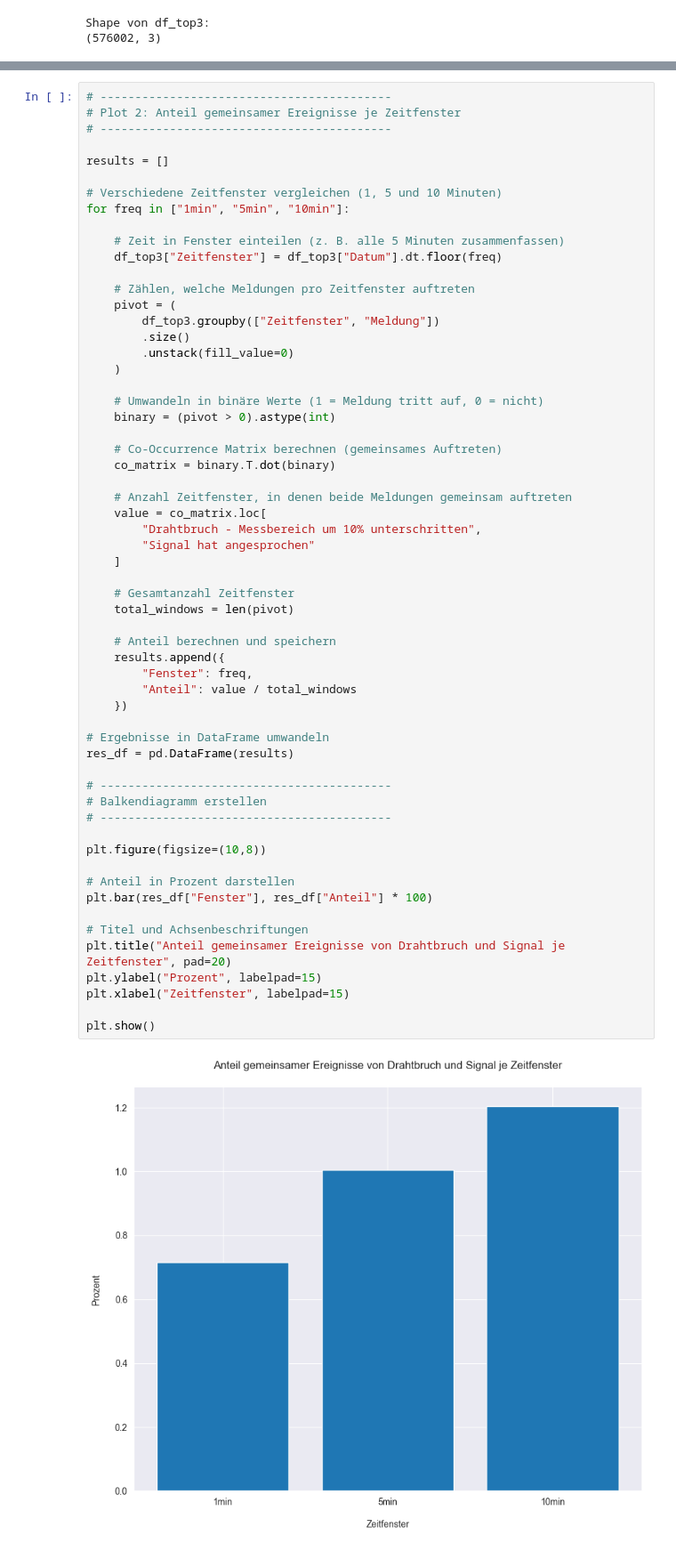
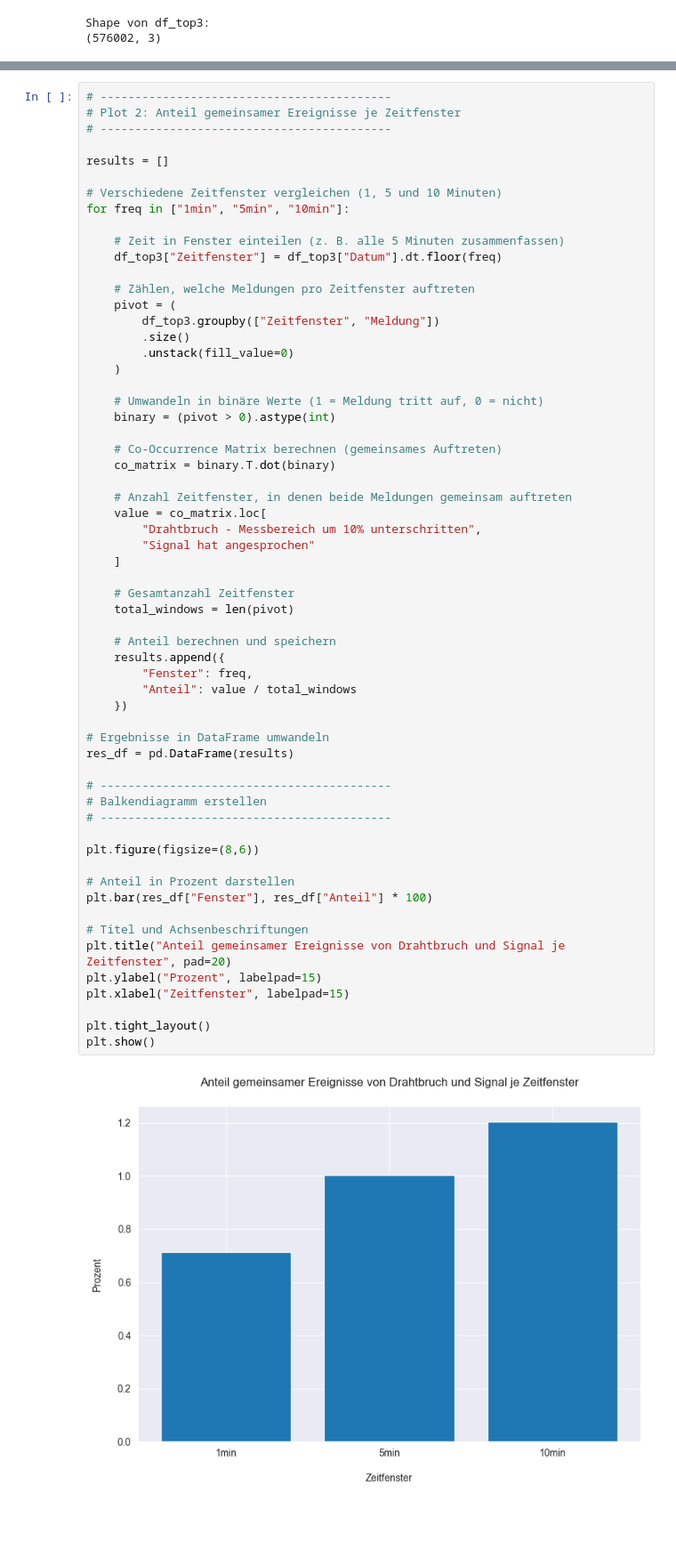
Before and after one commit to LoukasVasilakis/schlamm_trockung, a Jupyter notebook: eda/eda_scripts/top3_error_analysis.ipynb, the cells around one changed output, grey strips where cells are left out. Shown at 89% size. Cells and saved outputs as stored; diff of their text form; blank space fills up the shorter version.

```diff
--- a/eda/eda_scripts/top3_error_analysis.ipynb
+++ b/eda/eda_scripts/top3_error_analysis.ipynb
@@ -167,34 +168,35 @@ for freq in ["1min", "5min", "10min"]:
         "Signal hat angesprochen"
     ]
 
     # Gesamtanzahl Zeitfenster
     total_windows = len(pivot)
 
     # Anteil berechnen und speichern
     results.append({
         "Fenster": freq,
         "Anteil": value / total_windows
     })
 
 # Ergebnisse in DataFrame umwandeln
 res_df = pd.DataFrame(results)
 
 # ------------------------------------------
 # Balkendiagramm erstellen
 # ------------------------------------------
 
-plt.figure(figsize=(10,8))
+plt.figure(figsize=(8,6))
 
 # Anteil in Prozent darstellen
 plt.bar(res_df["Fenster"], res_df["Anteil"] * 100)
 
 # Titel und Achsenbeschriftungen
 plt.title("Anteil gemeinsamer Ereignisse von Drahtbruch und Signal je Zeitfenster", pad=20)
 plt.ylabel("Prozent", labelpad=15)
 plt.xlabel("Zeitfenster", labelpad=15)
 
+plt.tight_layout()
 plt.show()
 # %% [output]
-[figure, old version]
+[figure, new version]
 # %%
 # ------------------------------------------
```
Also changed, not shown: parts of 3 cells of this notebook, 1 other file.
